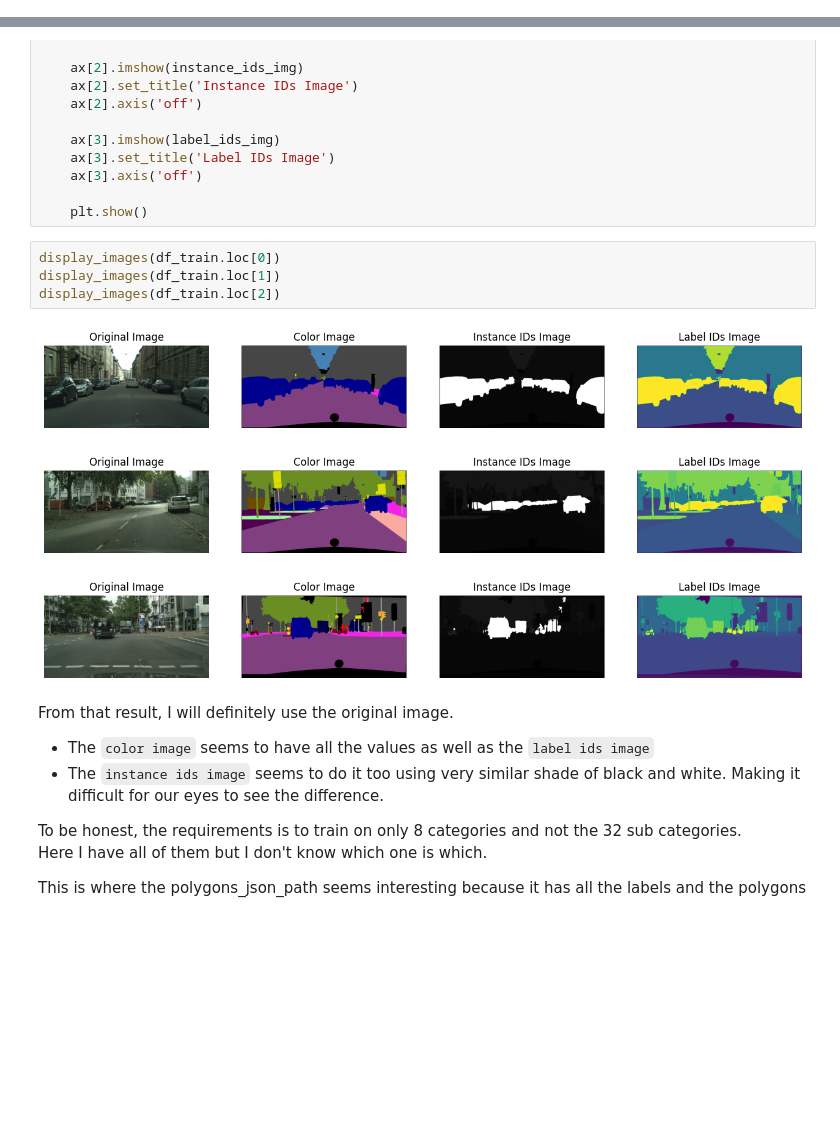
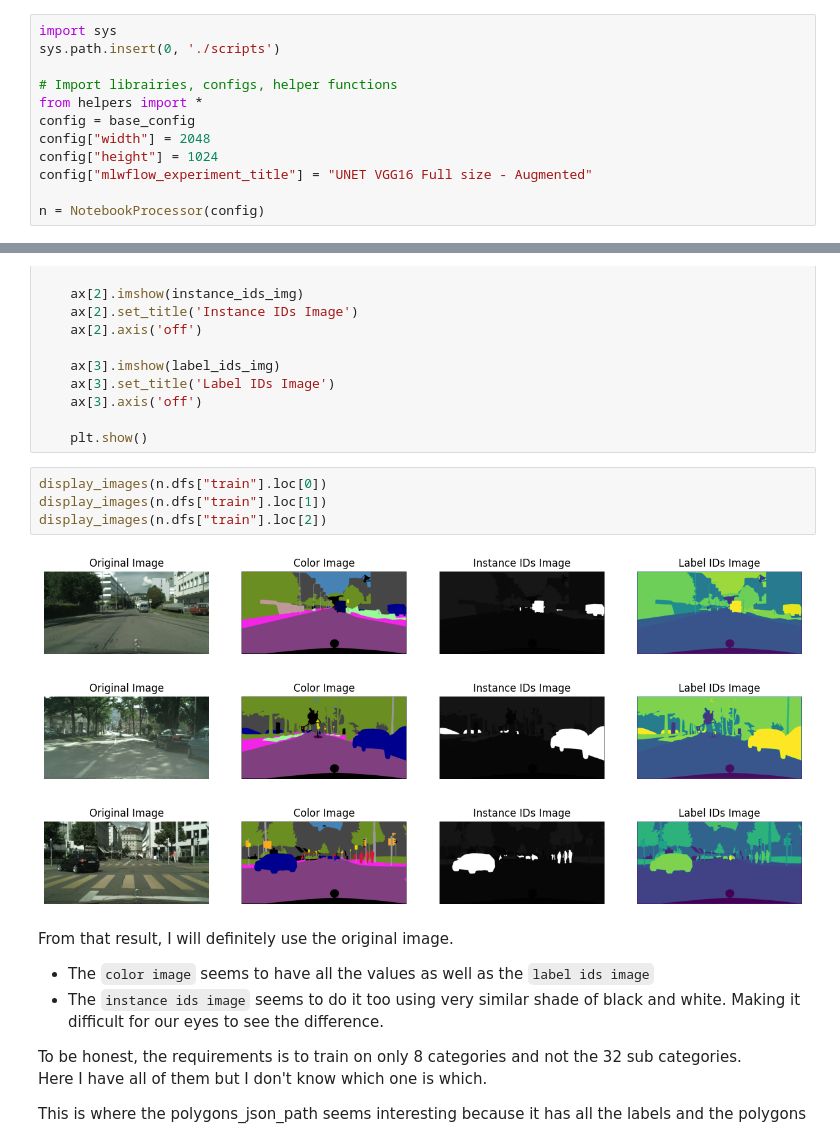
Before and after one commit to 6be709c0/oc-ai-engineer, a Jupyter notebook: OC/P8/output/1_scripts_final_032024.ipynb, the cells around one changed output, grey strips where cells are left out. Cells and saved outputs as stored; diff of their text form; blank space fills up the shorter version.

```diff
--- a/OC/P8/output/1_scripts_final_032024.ipynb
+++ b/OC/P8/output/1_scripts_final_032024.ipynb
@@ -60,0 +3,12 @@ File already exists, skipped downloading: ./data/P8_Cityscapes_leftImg8bit_train
+# %%
+import sys
+sys.path.insert(0, './scripts')
+
+# Import librairies, configs, helper functions
+from helpers import *
+config = base_config
+config["width"] = 2048
+config["height"] = 1024
+config["mlwflow_experiment_title"] = "UNET VGG16 Full size - Augmented"
+
+n = NotebookProcessor(config)
@@ -147,13 +108,13 @@ def display_images(row):
 
     plt.show()
 # %%
-display_images(df_train.loc[0])
-display_images(df_train.loc[1])
-display_images(df_train.loc[2])
+display_images(n.dfs["train"].loc[0])
+display_images(n.dfs["train"].loc[1])
+display_images(n.dfs["train"].loc[2])
 # %% [output]
-[figure, old version]
+[figure, new version]
-[figure, old version]
+[figure, new version]
-[figure, old version]
+[figure, new version]
 # %% [markdown]
 From that result, I will definitely use the original image.
 - The `color image` seems to have all the values as well as the `label ids image`
```
Also changed, not shown: parts of 56 cells of this notebook, 16 other files.
